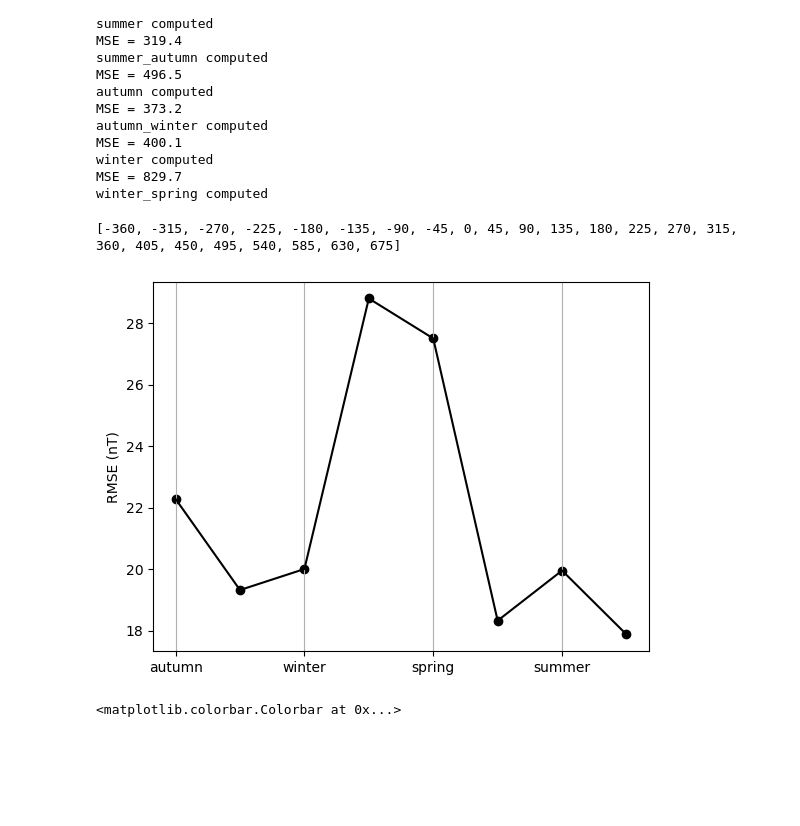
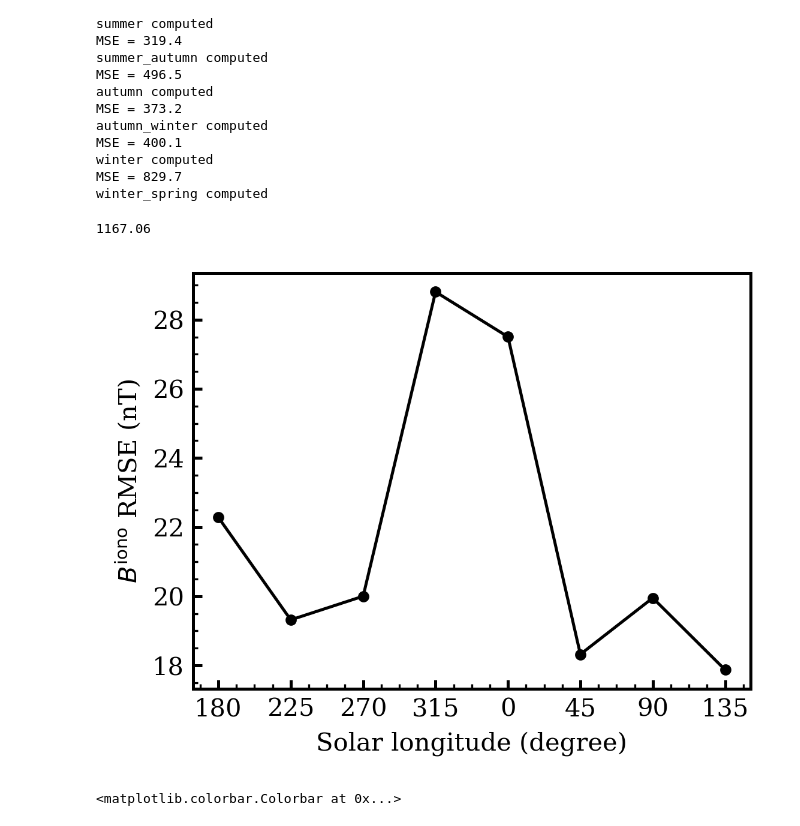
Before and after one commit to TimotheeDelcourt/mars_currents_pinn, a Jupyter notebook: scripts/playground.ipynb, the cells around one changed output. Cells and saved outputs as stored; diff of their text form; code cells hidden in the pictures; blank space fills up the shorter version.

```diff
--- a/scripts/playground.ipynb
+++ b/scripts/playground.ipynb
@@ -63,0 +196,11 @@ total duration in years: 10.35
+# %%
+# Residuals vs B_crust seasons merged, part 1
+day_side = False
+B_iono = []
+res = []
+for season_i,season in enumerate(['spring','summer','autumn','winter']):
+    B_iono_i, res_i = prepare_B_crust_and_res(season, day_side=day_side)
+    B_iono.append(B_iono_i)
+    res.append(res_i)
+B_iono = np.concatenate(B_iono)
+res = np.concatenate(res)
@@ -63,0 +243,13 @@ total duration in years: 10.35
+# %%
+input_sph = torch.load('data/position_mso_spherical.pt')
+
+condition = (input_sph[:,0] <= 650)
+print(f'Percentage of total points: {100*torch.sum(condition)/len(condition):.2f} %')
+print(f'Percentage of total points: {torch.sum(condition)}')
+
+crustal_field_mso = torch.load('data/crustal_field_mso.pt')[condition]
+B_crust = torch.sqrt(crustal_field_mso[:,0]**2 + crustal_field_mso[:,1]**2 + crustal_field_mso[:,2]**2)
+
+condition2 = (B_crust >= 130) & (B_crust <= 450)
+# condition2 = (B_crust <= 450)
+print(f'Percentage of total points: {100*torch.sum(condition2)/len(condition2):.2f} %')
@@ -201,28 +397,30 @@ def wrap(x):
 season_str_2,mses_2, seasons_ls_2 = wrap(seasons_str),wrap(mses),wrap(seasons_ls)
 rmse = np.sqrt(mses_2)
 # %%
-print(seasons_ls_2)
+print(179.9+304.83+40.87+641.46)
 # %% [output]
-[-360, -315, -270, -225, -180, -135, -90, -45, 0, 45, 90, 135, 180, 225, 270, 315, 360, 405, 450, 495, 540, 585, 630, 675]
+1167.06
 # %%
 s = 4
 plt.figure()
 plt.plot(seasons_ls_2[s:s+8],rmse[s:s+8],color='k')
 plt.scatter(seasons_ls_2[s:s+8],rmse[s:s+8],color='k')
-plt.xticks(seasons_ls_2[s:s+8:2],season_str_2[s:s+8:2])
-plt.ylabel('RMSE (nT)')
-plt.grid(axis = 'x')
-# plt.savefig(f'figures/residuals/RMSEvsSeason.png', dpi=300)
+# plt.xticks(seasons_ls_2[s:s+8:2],season_str_2[s:s+8:2])
+plt.xticks(seasons_ls_2[s:s+8],np.array(seasons_ls_2[s:s+8])%360)
+plt.ylabel(r'$B^\text{iono}$ RMSE (nT)')
+plt.xlabel('Solar longitude (degree)')
+# plt.grid(axis = 'x')
+plt.savefig(f'figures/residuals/RMSEvsSeason_v2.pdf')#, dpi=300)
 
 # plt.figure()
 # plt.plot(seasons_ls_2[s:s+8],rmse[s:s+8],color='k')
 # plt.scatter(seasons_ls_2[s:s+8],rmse[s:s+8],color='k')
 # plt.xticks(seasons_ls_2[s:s+8:2],np.array(seasons_ls_2[s:s+8:2])%360)
 # plt.ylabel('RMSE (nT)')
 # plt.grid(axis = 'x')
 # plt.savefig(f'figures/residuals/RMSEvsLS.png', dpi=300)
 # %% [output]
-[figure, old version]
+[figure, new version]
 # %%
 # gray scale approach
 
```
Also changed, not shown: parts of 29 cells of this notebook, 21 other files.
